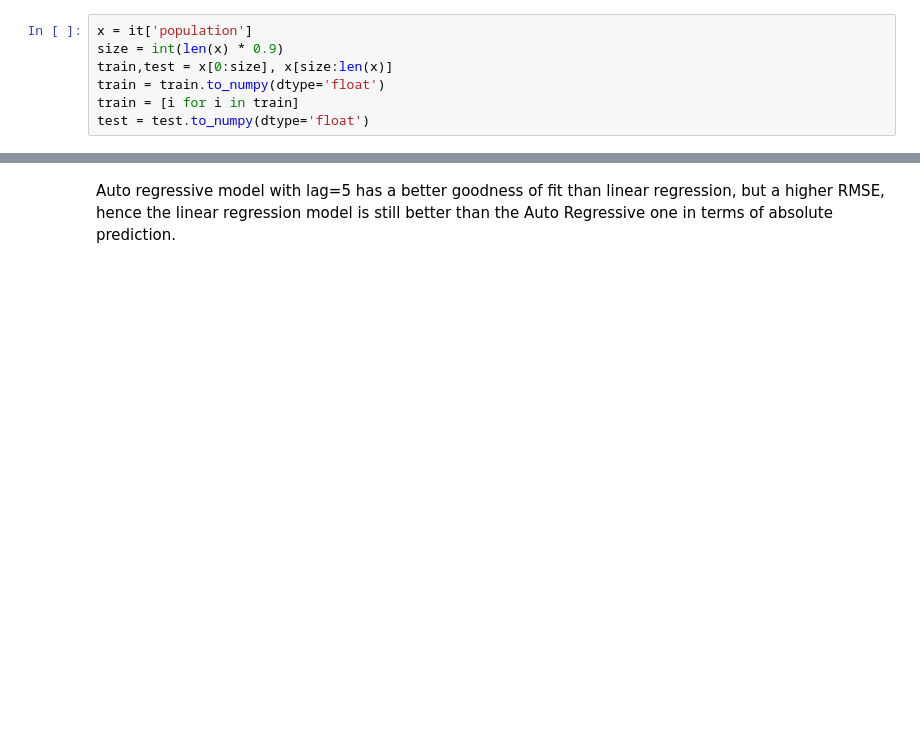
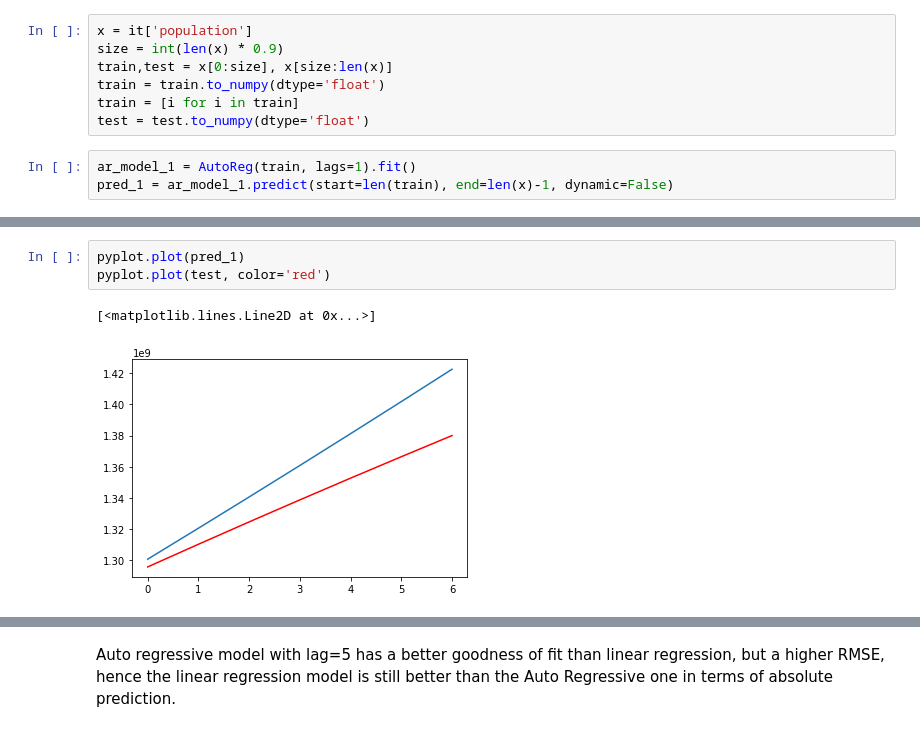
Before and after one commit to anusreeb/Experiments, a Jupyter notebook: population_time_series/population_of_india_time_series.ipynb, the cells around one changed output, grey strips where cells are left out. Saved outputs shown, nothing was run; the diff lists cells and outputs as text; blank space fills up the shorter version.

```diff
--- a/population_time_series/population_of_india_time_series.ipynb
+++ b/population_time_series/population_of_india_time_series.ipynb
@@ -239,3 +240,6 @@ train,test = x[0:size], x[size:len(x)]
 train = train.to_numpy(dtype='float')
 train = [i for i in train]
 test = test.to_numpy(dtype='float')
+# %%
+ar_model_1 = AutoReg(train, lags=1).fit()
+pred_1 = ar_model_1.predict(start=len(train), end=len(x)-1, dynamic=False)
@@ -241,0 +263,6 @@ test = test.to_numpy(dtype='float')
+# %%
+pyplot.plot(pred_1)
+pyplot.plot(test, color='red')
+# %% [output]
+[<matplotlib.lines.Line2D at 0x...>]
+[figure, added]
```
Also changed, not shown: parts of 29 cells of this notebook.
